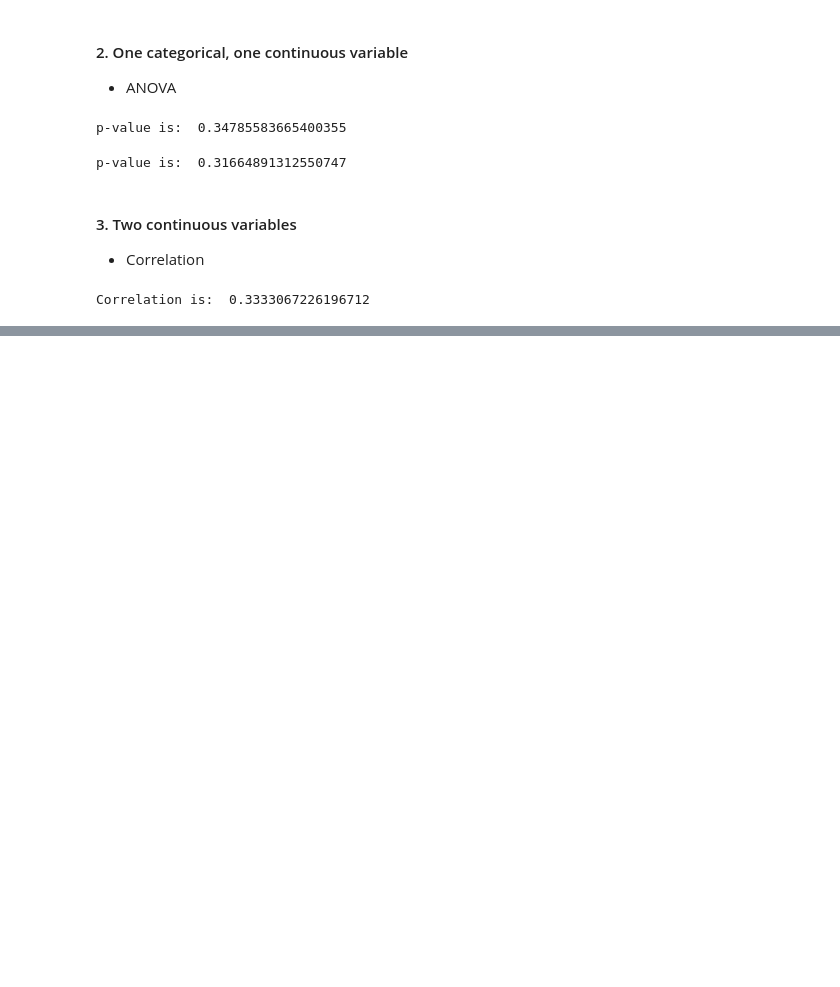
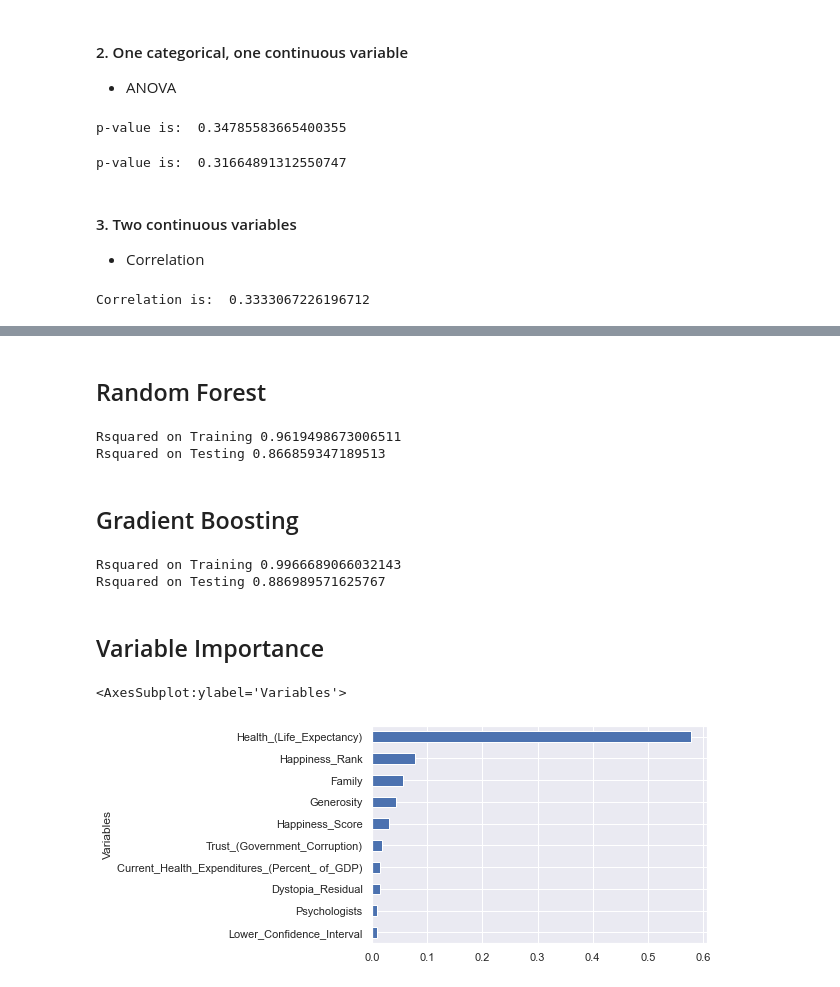
Before and after one commit to bryantstats/capstone, a Jupyter notebook: Elliot/viz_modeling.ipynb, the cells around one changed output, grey strips where cells are left out. Drawn from its saved outputs; the diff is of its cells as text; code cells hidden in the pictures; blank space fills up the shorter version.

```diff
--- a/Elliot/viz_modeling.ipynb
+++ b/Elliot/viz_modeling.ipynb
@@ -226,0 +238,6 @@ os.system('jupyter nbconvert --to html *.ipynb')
+# %%
+y = df['Economy_(GDP_per_Capita)']
+# %%
+from sklearn.model_selection import train_test_split
+
+x_train,x_test,y_train,y_test=train_test_split(X,y,test_size=0.3)
@@ -226,0 +276,52 @@ os.system('jupyter nbconvert --to html *.ipynb')
+# %% [markdown]
+## Random Forest
+# %%
+from sklearn.ensemble import RandomForestRegressor
+from sklearn.metrics import r2_score
+
+
+# Create a decision tree and train
+model = RandomForestRegressor()
+model.fit(x_train, y_train)
+
+print('Rsquared on Training', r2_score(y_train, model.predict(x_train)))
+print('Rsquared on Testing', r2_score(y_test, model.predict(x_test)))
+# %% [output]
+Rsquared on Training 0.9619498673006511
+Rsquared on Testing 0.866859347189513
+# %% [markdown]
+## Gradient Boosting
+# %%
+from sklearn.ensemble import GradientBoostingRegressor
+
+# Create a decision tree and train
+model = GradientBoostingRegressor()
+model.fit(x_train, y_train)
+
+print('Rsquared on Training', r2_score(y_train, model.predict(x_train)))
+print('Rsquared on Testing', r2_score(y_test, model.predict(x_test)))
+# %% [output]
+Rsquared on Training 0.9966689066032143
+Rsquared on Testing 0.886989571625767
+# %% [markdown]
+## Variable Importance
+# %%
+from sklearn.ensemble import GradientBoostingRegressor
+from sklearn.inspection import permutation_importance
+# Create a decision tree and train
+model = GradientBoostingRegressor()
+model.fit(x_train, y_train)
+
+from sklearn.inspection import permutation_importance
+result = permutation_importance(model, x_test, y_test, n_repeats=10,random_state=42, n_jobs=2)
+
+sorted_idx = (-result.importances_mean).argsort()
+feature_importance = pd.DataFrame({'Variables':x_train.columns[sorted_idx], 'Importance':result.importances_mean[sorted_idx], 'std':result.importances_std[sorted_idx]})
+
+df = feature_importance[:10]
+df.sort_values('Importance',inplace=True)
+
+df.plot(kind='barh',y='Importance',x='Variables', legend=False)
+# %% [output]
+<AxesSubplot:ylabel='Variables'>
+[figure, added]
```
Also changed, not shown: parts of 9 cells of this notebook, 11 other files.
